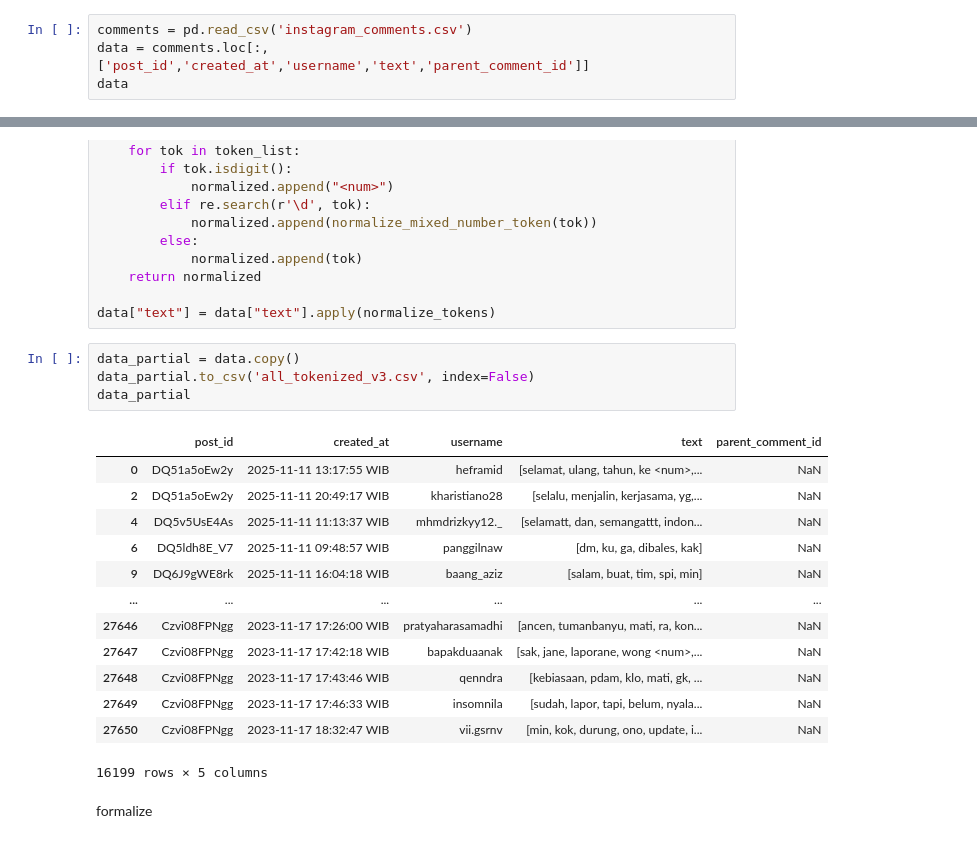
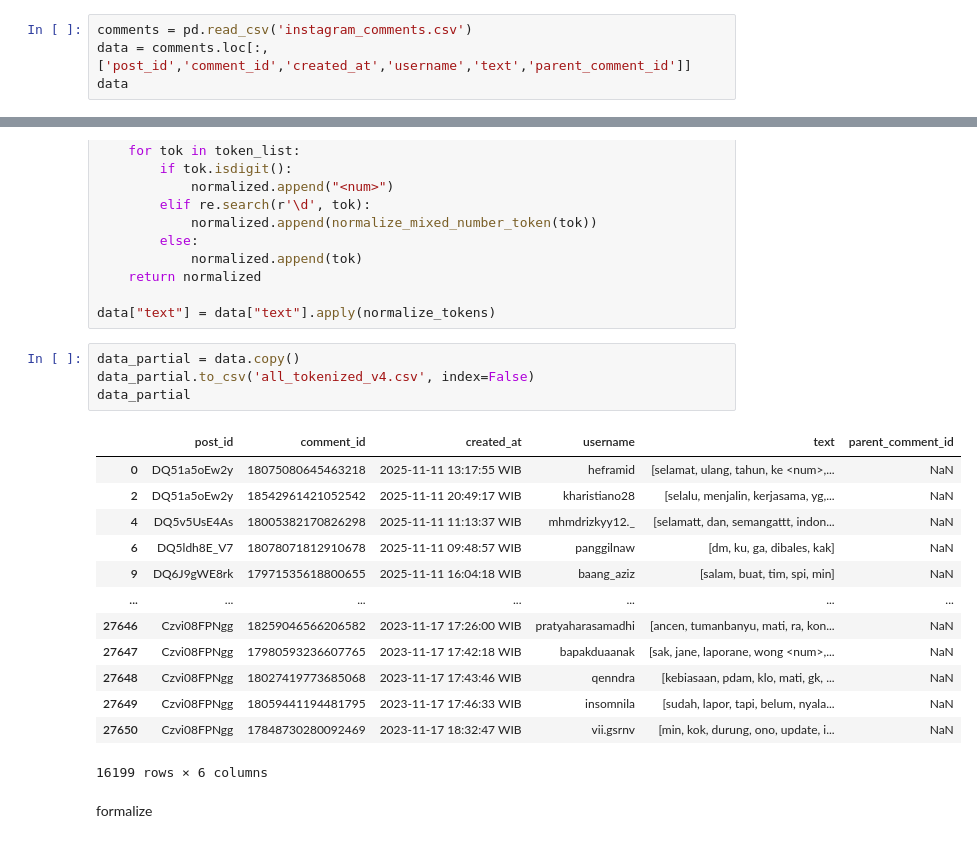
Before and after one commit to fatimahAMahros/pa_goes_brrr, a Jupyter notebook: preprocess_ts.ipynb, the cells around one changed output, grey strips where cells are left out. Drawn from its saved outputs; the diff is of its cells as text.

```diff
--- a/preprocess_ts.ipynb
+++ b/preprocess_ts.ipynb
@@ -32,6 +32,6 @@ from scipy.sparse import csr_matrix
 commnets
 # %%
 comments = pd.read_csv('instagram_comments.csv')
-data = comments.loc[:,['post_id','created_at','username','text','parent_comment_id']]
+data = comments.loc[:,['post_id','comment_id','created_at','username','text','parent_comment_id']]
 data
 # %% [output]
@@ -169,22 +171,22 @@ def normalize_tokens(token_list):
 data["text"] = data["text"].apply(normalize_tokens)
 # %%
 data_partial = data.copy()
-data_partial.to_csv('all_tokenized_v3.csv', index=False)
+data_partial.to_csv('all_tokenized_v4.csv', index=False)
 data_partial
 # %% [output]
-|  | post_id | created_at | username | text | parent_comment_id |
-| 0 | DQ51a5oEw2y | 2025-11-11 13:17:55 WIB | heframid | [selamat, ulang, tahun, ke <num>,... | NaN |
-| 2 | DQ51a5oEw2y | 2025-11-11 20:49:17 WIB | kharistiano28 | [selalu, menjalin, kerjasama, yg,... | NaN |
-| 4 | DQ5v5UsE4As | 2025-11-11 11:13:37 WIB | mhmdrizkyy12._ | [selamatt, dan, semangattt, indon... | NaN |
-| 6 | DQ5ldh8E_V7 | 2025-11-11 09:48:57 WIB | panggilnaw | [dm, ku, ga, dibales, kak] | NaN |
-| 9 | DQ6J9gWE8rk | 2025-11-11 16:04:18 WIB | baang_aziz | [salam, buat, tim, spi, min] | NaN |
-| ... | ... | ... | ... | ... | ... |
-| 27646 | Czvi08FPNgg | 2023-11-17 17:26:00 WIB | pratyaharasamadhi | [ancen, tumanbanyu, mati, ra, kon... | NaN |
-| 27647 | Czvi08FPNgg | 2023-11-17 17:42:18 WIB | bapakduaanak | [sak, jane, laporane, wong <num>,... | NaN |
-| 27648 | Czvi08FPNgg | 2023-11-17 17:43:46 WIB | qenndra | [kebiasaan, pdam, klo, mati, gk, ... | NaN |
-| 27649 | Czvi08FPNgg | 2023-11-17 17:46:33 WIB | insomnila | [sudah, lapor, tapi, belum, nyala... | NaN |
-| 27650 | Czvi08FPNgg | 2023-11-17 18:32:47 WIB | vii.gsrnv | [min, kok, durung, ono, update, i... | NaN |
+|  | post_id | comment_id | created_at | username | text | parent_comment_id |
+| 0 | DQ51a5oEw2y | 18075080645463218 | 2025-11-11 13:17:55 WIB | heframid | [selamat, ulang, tahun, ke <num>,... | NaN |
+| 2 | DQ51a5oEw2y | 18542961421052542 | 2025-11-11 20:49:17 WIB | kharistiano28 | [selalu, menjalin, kerjasama, yg,... | NaN |
+| 4 | DQ5v5UsE4As | 18005382170826298 | 2025-11-11 11:13:37 WIB | mhmdrizkyy12._ | [selamatt, dan, semangattt, indon... | NaN |
+| 6 | DQ5ldh8E_V7 | 18078071812910678 | 2025-11-11 09:48:57 WIB | panggilnaw | [dm, ku, ga, dibales, kak] | NaN |
+| 9 | DQ6J9gWE8rk | 17971535618800655 | 2025-11-11 16:04:18 WIB | baang_aziz | [salam, buat, tim, spi, min] | NaN |
+| ... | ... | ... | ... | ... | ... | ... |
+| 27646 | Czvi08FPNgg | 18259046566206582 | 2023-11-17 17:26:00 WIB | pratyaharasamadhi | [ancen, tumanbanyu, mati, ra, kon... | NaN |
+| 27647 | Czvi08FPNgg | 17980593236607765 | 2023-11-17 17:42:18 WIB | bapakduaanak | [sak, jane, laporane, wong <num>,... | NaN |
+| 27648 | Czvi08FPNgg | 18027419773685068 | 2023-11-17 17:43:46 WIB | qenndra | [kebiasaan, pdam, klo, mati, gk, ... | NaN |
+| 27649 | Czvi08FPNgg | 18059441194481795 | 2023-11-17 17:46:33 WIB | insomnila | [sudah, lapor, tapi, belum, nyala... | NaN |
+| 27650 | Czvi08FPNgg | 17848730280092469 | 2023-11-17 18:32:47 WIB | vii.gsrnv | [min, kok, durung, ono, update, i... | NaN |
-16199 rows × 5 columns
+16199 rows × 6 columns
 # %% [markdown]
 formalize
 # %%
```
Also changed, not shown: parts of 26 cells of this notebook, 41 other files.
